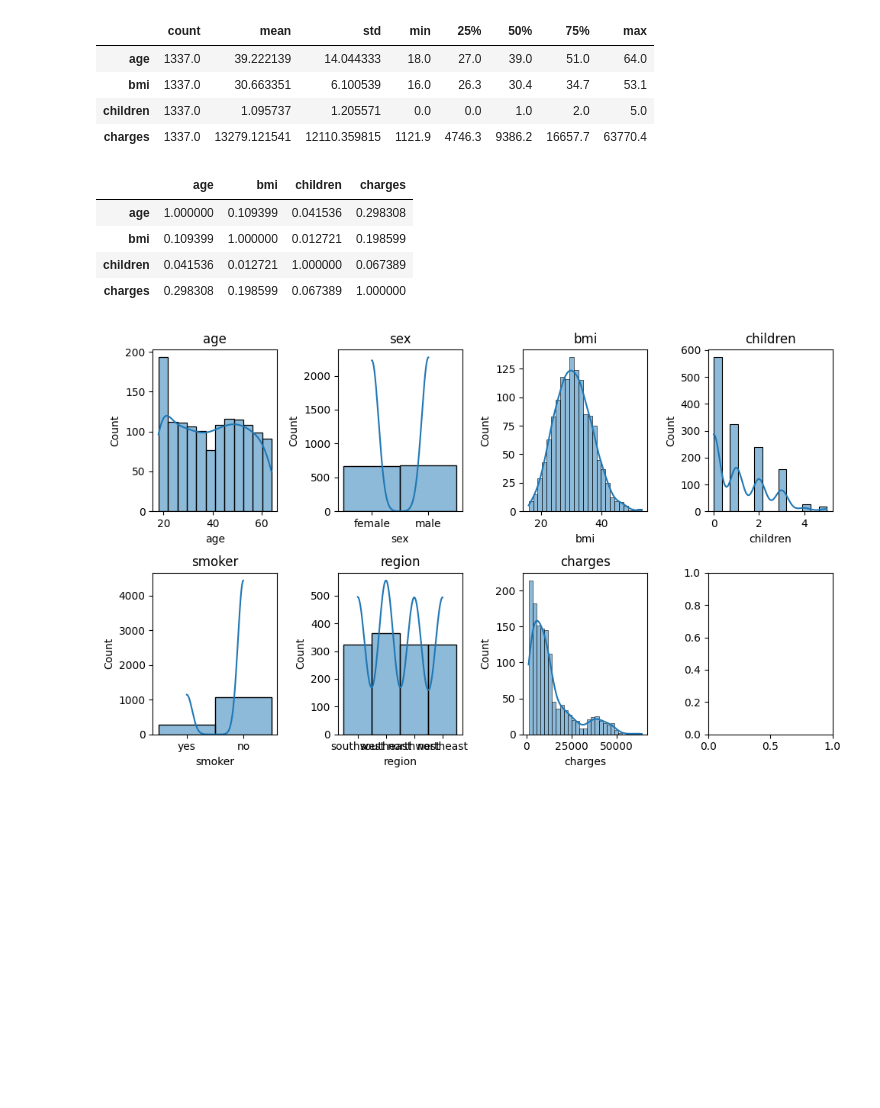
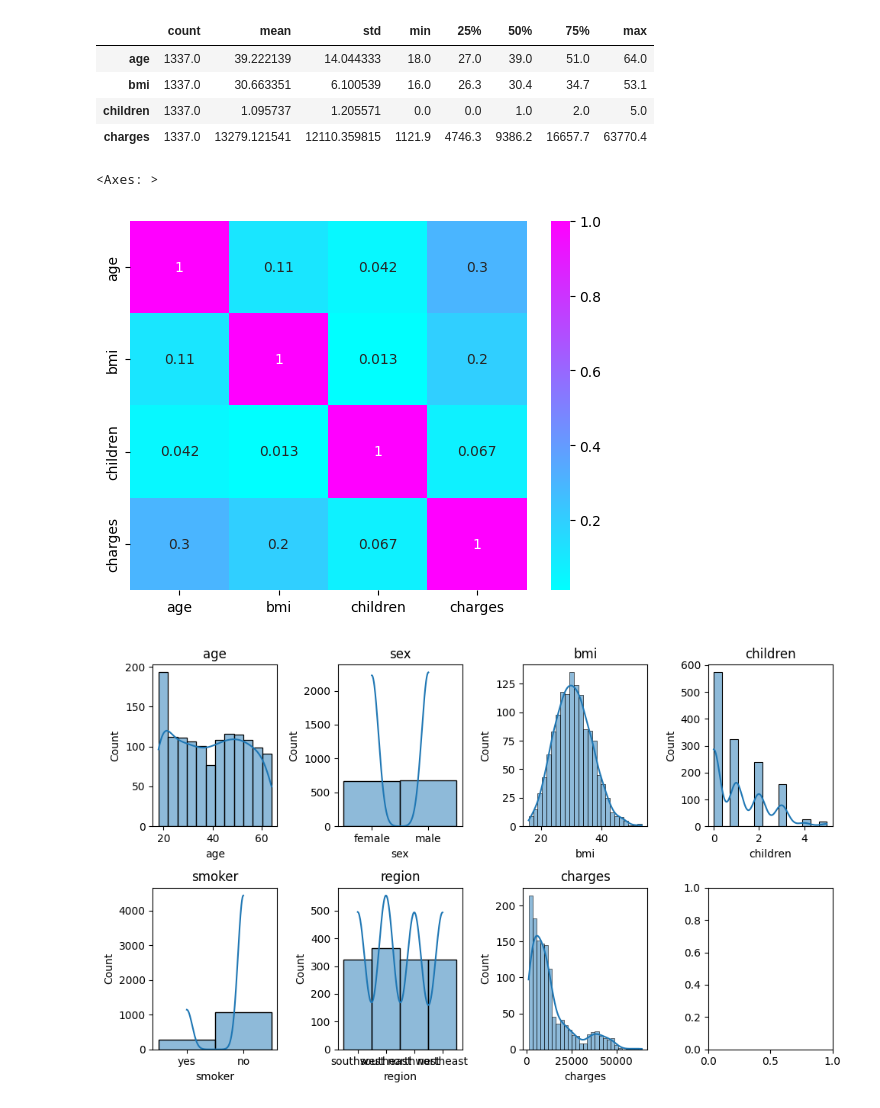
Before and after one commit to MANOJ-S-NEGI/XGBOOST_ML, a Jupyter notebook: XGBOOST_Regressor.ipynb, the cells around one changed output. Cells and saved outputs as stored; diff of their text form; code cells hidden in the pictures; blank space fills up the shorter version.

```diff
--- a/XGBOOST_Regressor.ipynb
+++ b/XGBOOST_Regressor.ipynb
@@ -145,13 +145,11 @@ data.describe().T
 | children | 1337.0 | 1.095737 | 1.205571 | 0.0 | 0.0 | 1.0 | 2.0 | 5.0 |
 | charges | 1337.0 | 13279.121541 | 12110.359815 | 1121.9 | 4746.3 | 9386.2 | 16657.7 | 63770.4 |
 # %%
-sns.heatmap(data.corr()
+
+sns.heatmap(data.corr(),annot = True ,cmap="cool")
 # %% [output]
-|  | age | bmi | children | charges |
-| age | 1.000000 | 0.109399 | 0.041536 | 0.298308 |
-| bmi | 0.109399 | 1.000000 | 0.012721 | 0.198599 |
-| children | 0.041536 | 0.012721 | 1.000000 | 0.067389 |
-| charges | 0.298308 | 0.198599 | 0.067389 | 1.000000 |
+<Axes: >
+[figure, added]
 # %%
 ## ploting histplot:
 
```
